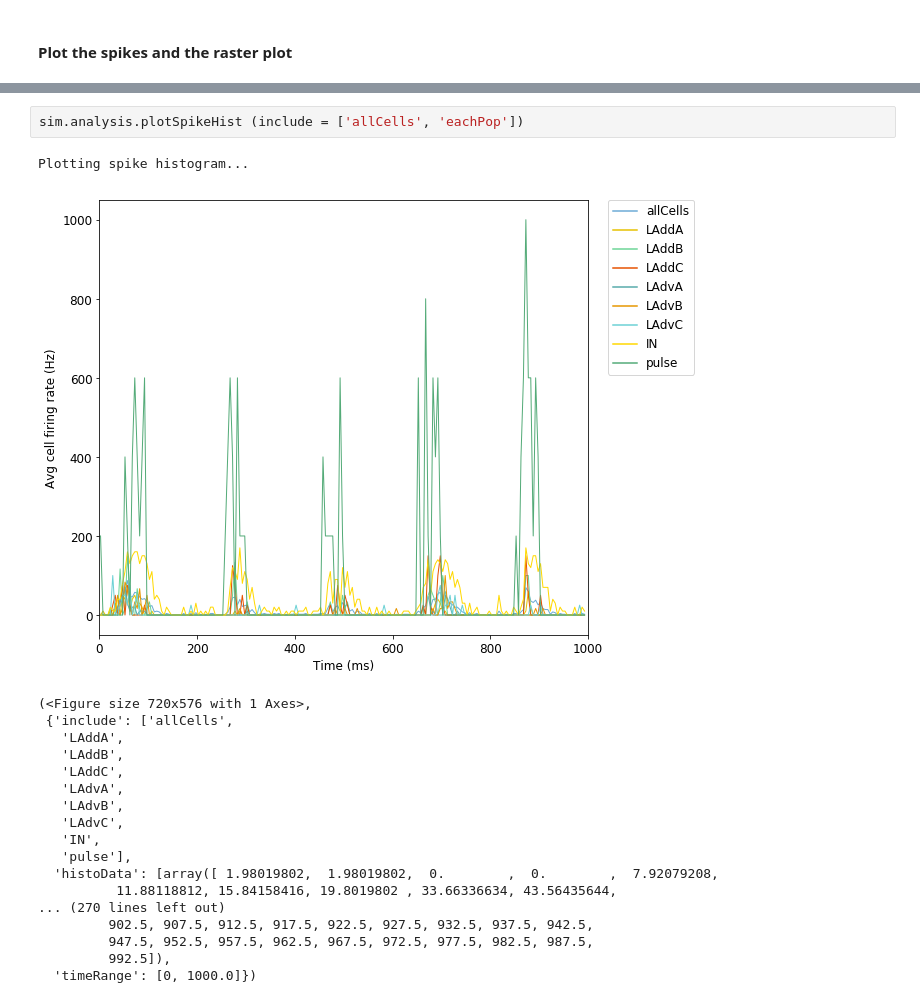
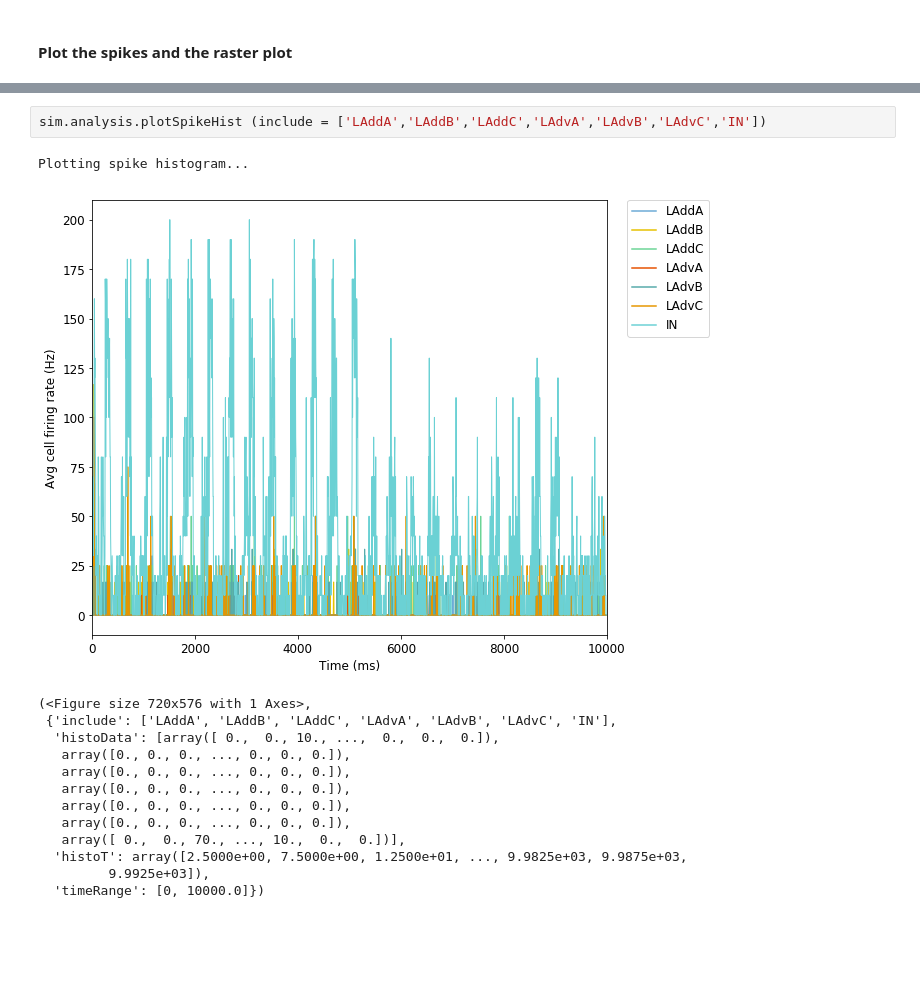
Before and after one commit to paulaxgr/lascon_project, a Jupyter notebook: project_code.ipynb, the cells around one changed output, grey strips where cells are left out. Drawn from its saved outputs; the diff is of its cells as text; blank space fills up the shorter version.

```diff
--- a/project_code.ipynb
+++ b/project_code.ipynb
@@ -319,24 +381,19 @@ Total time = 51.12 s
 # %%
-sim.analysis.plotSpikeHist (include = ['allCells', 'eachPop'])
+sim.analysis.plotSpikeHist (include = ['LAddA','LAddB','LAddC','LAdvA','LAdvB','LAdvC','IN'])
 # %% [output]
 Plotting spike histogram...
-[figure, old version]
+[figure, new version]
 (<Figure size 720x576 with 1 Axes>,
- {'include': ['allCells',
-   'LAddA',
-   'LAddB',
-   'LAddC',
-   'LAdvA',
-   'LAdvB',
-   'LAdvC',
-   'IN',
-   'pulse'],
-  'histoData': [array([ 1.98019802,  1.98019802,  0.        ,  0.        ,  7.92079208,
-          11.88118812, 15.84158416, 19.8019802 , 33.66336634, 43.56435644,
-... (270 lines left out)
-         902.5, 907.5, 912.5, 917.5, 922.5, 927.5, 932.5, 937.5, 942.5,
-         947.5, 952.5, 957.5, 962.5, 967.5, 972.5, 977.5, 982.5, 987.5,
-         992.5]),
-  'timeRange': [0, 1000.0]})
+ {'include': ['LAddA', 'LAddB', 'LAddC', 'LAdvA', 'LAdvB', 'LAdvC', 'IN'],
+  'histoData': [array([ 0.,  0., 10., ...,  0.,  0.,  0.]),
+   array([0., 0., 0., ..., 0., 0., 0.]),
+   array([0., 0., 0., ..., 0., 0., 0.]),
+   array([0., 0., 0., ..., 0., 0., 0.]),
+   array([0., 0., 0., ..., 0., 0., 0.]),
+   array([0., 0., 0., ..., 0., 0., 0.]),
+   array([ 0.,  0., 70., ..., 10.,  0.,  0.])],
+  'histoT': array([2.5000e+00, 7.5000e+00, 1.2500e+01, ..., 9.9825e+03, 9.9875e+03,
+         9.9925e+03]),
+  'timeRange': [0, 10000.0]})
 # %%
 #sim.analysis.plotShape(include = ['allCells', 'eachPop'])
```
Also changed, not shown: parts of 13 cells of this notebook, 1 other file.
